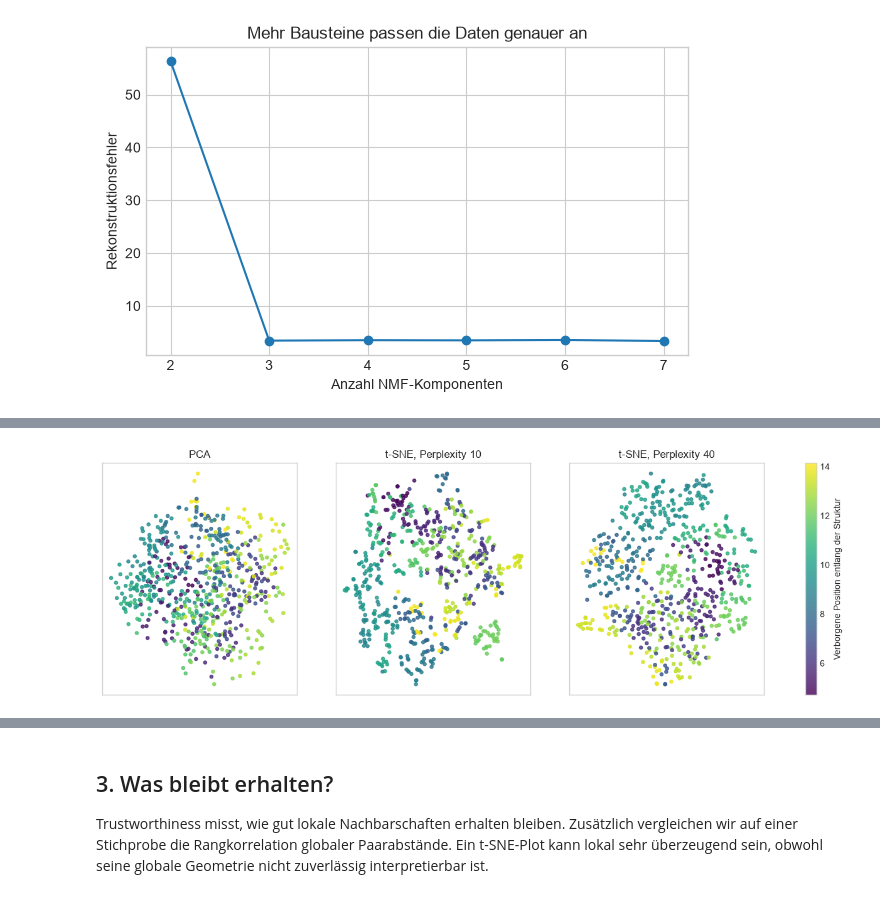
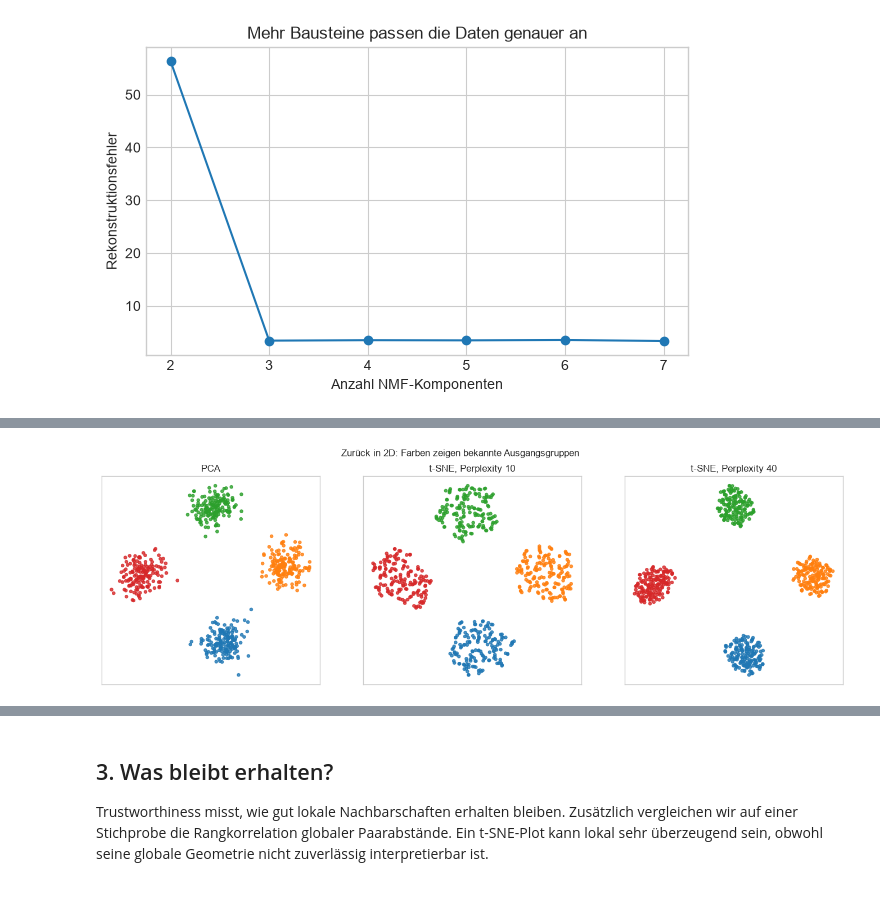
Before and after one commit to Y-Robin/MachineLearningKurs, a Jupyter notebook: set11-unueberwachtes-lernen/02_nmf_und_tsne.ipynb, the cells around one changed output, grey strips where cells are left out. Drawn from its saved outputs; the diff is of its cells as text; code cells hidden in the pictures.

```diff
--- a/set11-unueberwachtes-lernen/02_nmf_und_tsne.ipynb
+++ b/set11-unueberwachtes-lernen/02_nmf_und_tsne.ipynb
@@ -105,18 +193,27 @@ Wir erzeugen eine gekrümmte, zweidimensionale Struktur und betten sie in einen
 # %%
-n_samples = 650
-t = rng.uniform(1.5*np.pi, 4.5*np.pi, size=n_samples)
-height = rng.uniform(-2.2, 2.2, size=n_samples)
-base = np.c_[t*np.cos(t), height, t*np.sin(t)]
-base += rng.normal(0, 0.16, size=base.shape)
+X_origin, hidden_groups = make_blobs(
+    n_samples=650, centers=[(-4, -3), (-3, 4), (4, 3), (4, -4)],
+    cluster_std=0.8, random_state=RANDOM_STATE,
+)
+n_samples = len(X_origin)
+demo_rng = np.random.default_rng(RANDOM_STATE)
+mixing = demo_rng.normal(size=(2, 9))
+signal_features = X_origin @ mixing
+noise_features = demo_rng.normal(0, 0.6, size=(n_samples, 6))
+X_features = np.c_[signal_features, noise_features]
+X_high = StandardScaler().fit_transform(X_features)
 
-nonlinear = np.c_[
-    base,
-    np.sin(base[:, [0, 2]]),
-    np.cos(base[:, [0, 2]]),
-    base[:, [0]]*base[:, [1]]/12,
-    base[:, [1]]*base[:, [2]]/12,
-    rng.normal(0, 0.35, size=(n_samples, 6)),
-]
-X_high = StandardScaler().fit_transform(nonlinear)
-print("Hochdimensionale Darstellung:", X_high.shape)
+fig, axes = plt.subplots(1, 3, figsize=(17, 4.8))
+axes[0].scatter(*X_origin.T, c=hidden_groups, cmap="tab10", vmin=0, vmax=9, s=16)
+axes[0].set(title="1. Ausgangspunkt: bekannte 2D-Gruppen", xlabel="Ursprüngliches x", ylabel="Ursprüngliches y")
+axes[0].set_aspect("equal", adjustable="box")
+axes[1].scatter(X_features[:, 9], X_features[:, 10], c=hidden_groups, cmap="tab10", vmin=0, vmax=9, s=16, alpha=0.7)
+axes[1].set(title="2. Zwei Rauschmerkmale: keine Gruppen", xlabel="Rauschmerkmal 1", ylabel="Rauschmerkmal 2")
+im = axes[2].imshow(X_high[:40], aspect="auto", cmap="coolwarm", vmin=-3, vmax=3)
+axes[2].axvline(8.5, color="black", linestyle="--")
+axes[2].set(title="3. Modelleingabe: alle 15 Merkmale", xlabel="9 Signalmerkmale | 6 Rauschmerkmale", ylabel="Erste 40 Beobachtungen")
+axes[2].set_xticks(range(15), range(1, 16))
+fig.colorbar(im, ax=axes[2], label="Standardisierter Wert")
+plt.tight_layout(); plt.show()
+print("Datenweg:", X_origin.shape, "→", X_high.shape)
 # %% [output]
@@ -124,25 +238,25 @@ Hochdimensionale Darstellung: (650, 15)
 # %%
 pca_embedding = PCA(n_components=2, random_state=RANDOM_STATE).fit_transform(X_high)
 embeddings = {"PCA": pca_embedding}
 
 for perplexity in [10, 40]:
     embeddings[f"t-SNE, Perplexity {perplexity}"] = TSNE(
         n_components=2,
         perplexity=perplexity,
         init="pca",
         learning_rate="auto",
         max_iter=750,
         random_state=RANDOM_STATE,
     ).fit_transform(X_high)
 
 fig, axes = plt.subplots(1, 3, figsize=(17, 4.8))
 for ax, (name, embedding) in zip(axes, embeddings.items()):
     points = ax.scatter(
         embedding[:, 0], embedding[:, 1],
-        c=t, cmap="viridis", s=14, alpha=0.8
+        c=hidden_groups, cmap="tab10", vmin=0, vmax=9, s=14, alpha=0.8
     )
     ax.set_title(name); ax.set_xticks([]); ax.set_yticks([])
-fig.colorbar(points, ax=axes, label="Verborgene Position entlang der Struktur")
+fig.suptitle("Zurück in 2D: Farben zeigen bekannte Ausgangsgruppen")
 plt.show()
 # %% [output]
-[figure, old version]
+[figure, new version]
```
Also changed, not shown: parts of 13 cells of this notebook, 15 other files.
